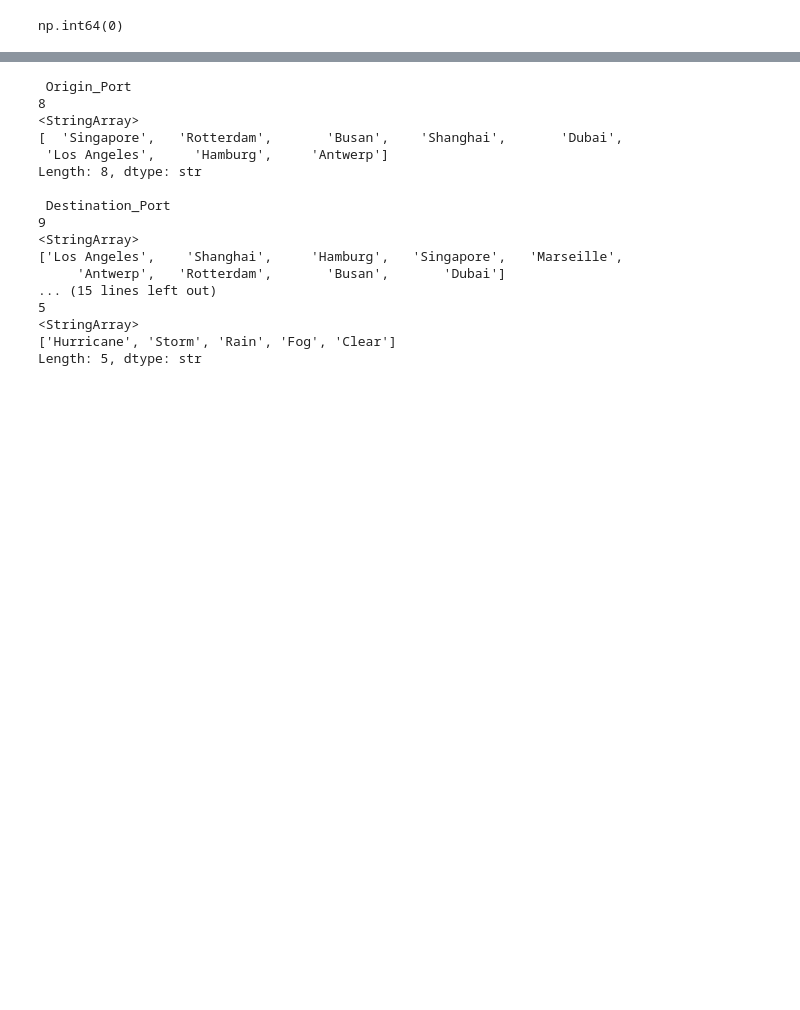
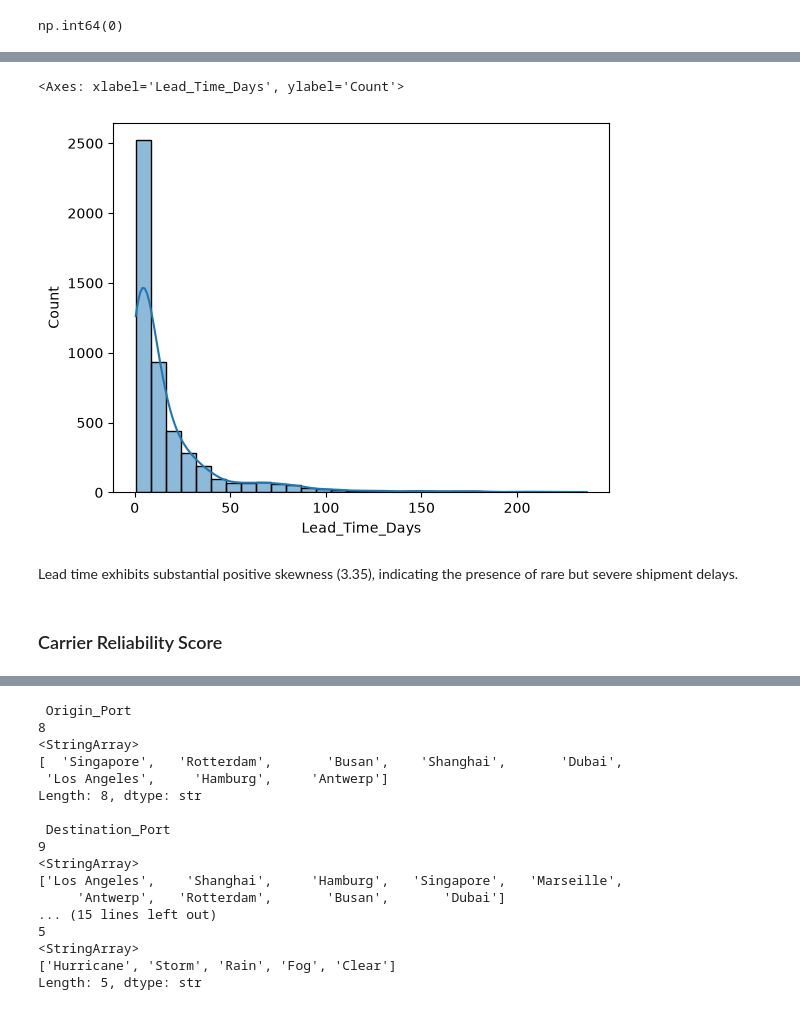
Before and after one commit to Devika-Viswom/SupplyPrescript, a Jupyter notebook: notebooks/1_data_understanding.ipynb, the cells around one changed output, grey strips where cells are left out. Cells and saved outputs as stored; diff of their text form; code cells hidden in the pictures; blank space fills up the shorter version.

```diff
--- a/notebooks/1_data_understanding.ipynb
+++ b/notebooks/1_data_understanding.ipynb
@@ -80,0 +125,13 @@ Name: count, dtype: int64
+# %%
+sns.histplot(
+    df["Lead_Time_Days"],
+    bins=30,
+    kde=True
+)
+# %% [output]
+<Axes: xlabel='Lead_Time_Days', ylabel='Count'>
+[figure, added]
+# %% [markdown]
+Lead time exhibits substantial positive skewness (3.35), indicating the presence of rare but severe shipment delays.
+# %% [markdown]
+### Carrier Reliability Score
```
Also changed, not shown: parts of 53 cells of this notebook, 30 other files.
